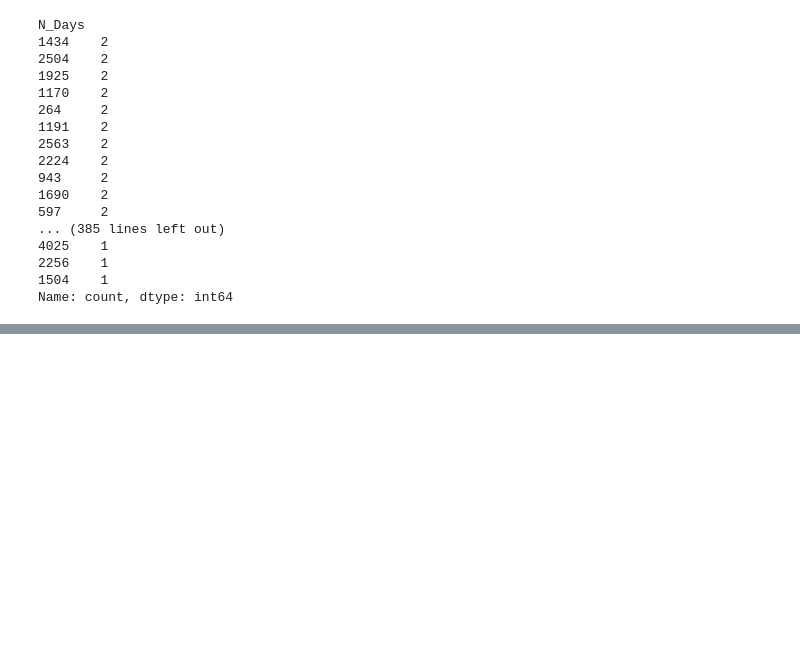
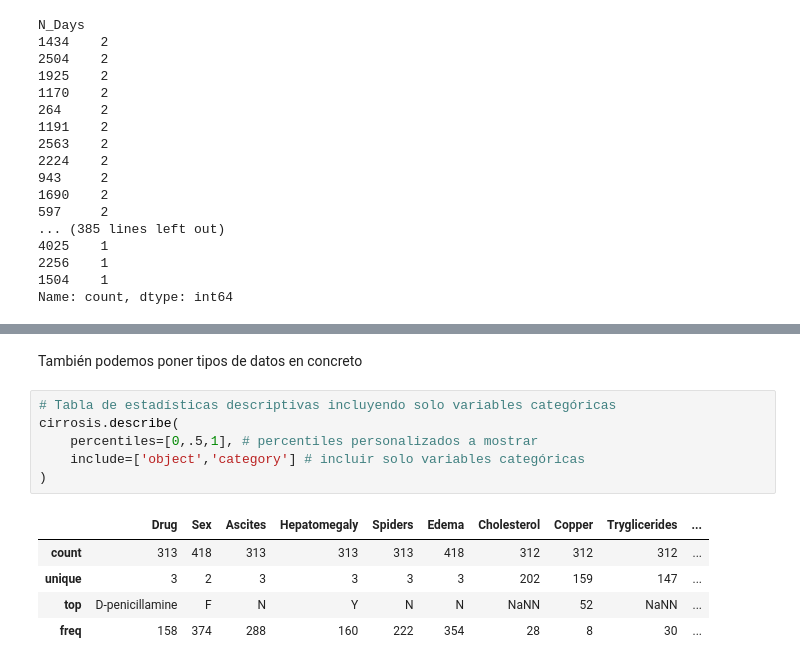
Before and after one commit to Grim1004/DMEMCDM1, a Jupyter notebook: python/cirrosis.ipynb, the cells around one changed output, grey strips where cells are left out. Cells and saved outputs as stored; diff of their text form; blank space fills up the shorter version.

```diff
--- a/python/cirrosis.ipynb
+++ b/python/cirrosis.ipynb
@@ -736,0 +752,14 @@ Name: count, dtype: int64
+# %% [markdown]
+También podemos poner tipos de datos en concreto
+# %%
+# Tabla de estadísticas descriptivas incluyendo solo variables categóricas
+cirrosis.describe(
+    percentiles=[0,.5,1], # percentiles personalizados a mostrar
+    include=['object','category'] # incluir solo variables categóricas
+)
+# %% [output]
+|  | Drug | Sex | Ascites | Hepatomegaly | Spiders | Edema | Cholesterol | Copper | Tryglicerides | ... |
+| count | 313 | 418 | 313 | 313 | 313 | 418 | 312 | 312 | 312 | ... |
+| unique | 3 | 2 | 3 | 3 | 3 | 3 | 202 | 159 | 147 | ... |
+| top | D-penicillamine | F | N | Y | N | N | NaNN | 52 | NaNN | ... |
+| freq | 158 | 374 | 288 | 160 | 222 | 354 | 28 | 8 | 30 | ... |
```
Also changed, not shown: parts of 32 cells of this notebook.
